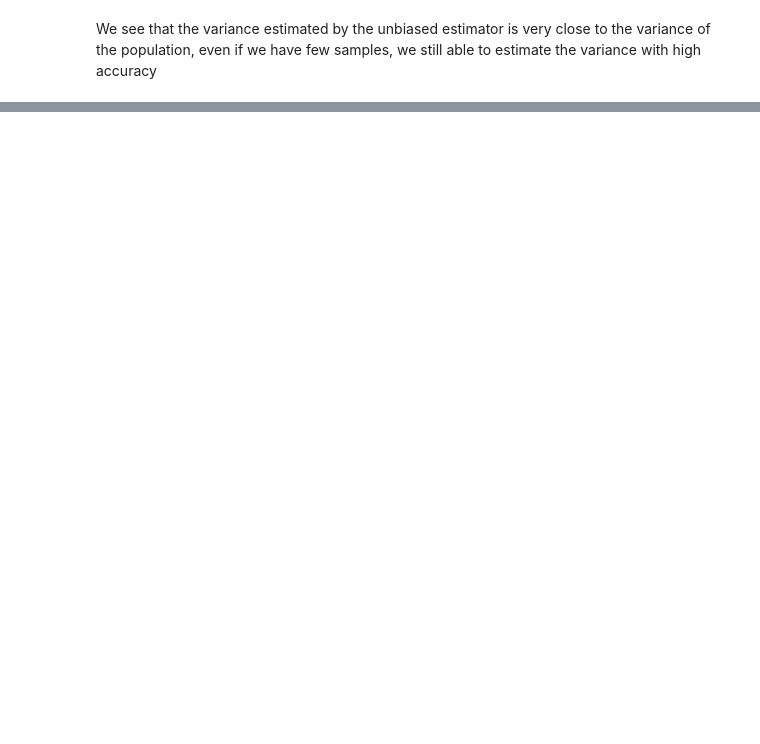
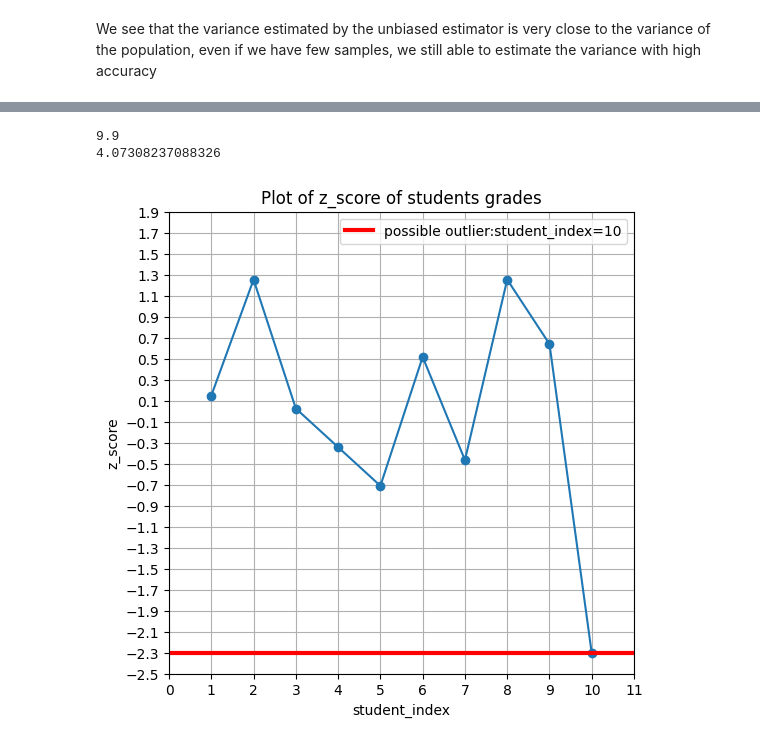
Before and after one commit to ZoubirCHATTI/02__Probability-Statisitics, a Jupyter notebook: 01_Basis statistics/01_Basic_statistics.ipynb, the cells around one changed output, grey strips where cells are left out. Saved outputs shown, nothing was run; the diff lists cells and outputs as text; code cells hidden in the pictures; blank space fills up the shorter version.

```diff
--- a/01_Basis statistics/01_Basic_statistics.ipynb
+++ b/01_Basis statistics/01_Basic_statistics.ipynb
@@ -228,0 +240,26 @@ We see that the variance estimated by the unbiased estimator is very close to th
+# %%
+grades=np.array([10.5 , 15 , 10 , 8.5 , 7 , 12, 8 , 15 , 12.5, 0.5 ])  #We generate a synthetic dataset that conntains the grades of 10 students at university
+# %%
+mean_grades=grades.mean()                 #We calculate the mean and
+std_grades=grades.std()                   #standard deviation of the datset
+print(f"{mean_grades}\n{std_grades}")
+# %% [output]
+9.9
+4.07308237088326
+# %%
+z_score=(grades-mean_grades)/std_grades     #We calculate the z_score of each student and we store them into a NumPy array
+student_index=np.arange(1 , 11, 1)          #We suppose that each student has an index from 1 to 10
+# %%
+#We visualize the z_score values of eacch student vs his index to detect if any outlier (anomalous grade) is present
+plt.figure(figsize=(6 , 6))
+plt.plot(student_index, z_score, marker='o')
+plt.xlabel('student_index')
+plt.xticks(np.arange(0, 12, 1))
+plt.axhline(y=z_score[9], color='r', lw=3, label=f"possible outlier:student_index={student_index[9]}")
+plt.ylabel('z_score')
+plt.yticks(np.arange(-2.5 , 2 , 0.2))
+plt.title('Plot of z_score of students grades')
+plt.legend()
+plt.grid(True)
+# %% [output]
+[figure, added]
```
Also changed, not shown: parts of 11 cells of this notebook.
